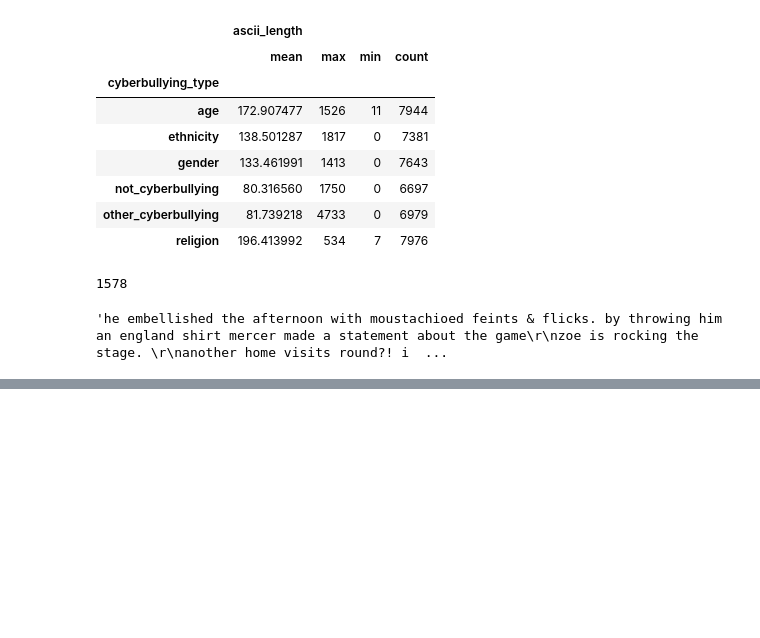
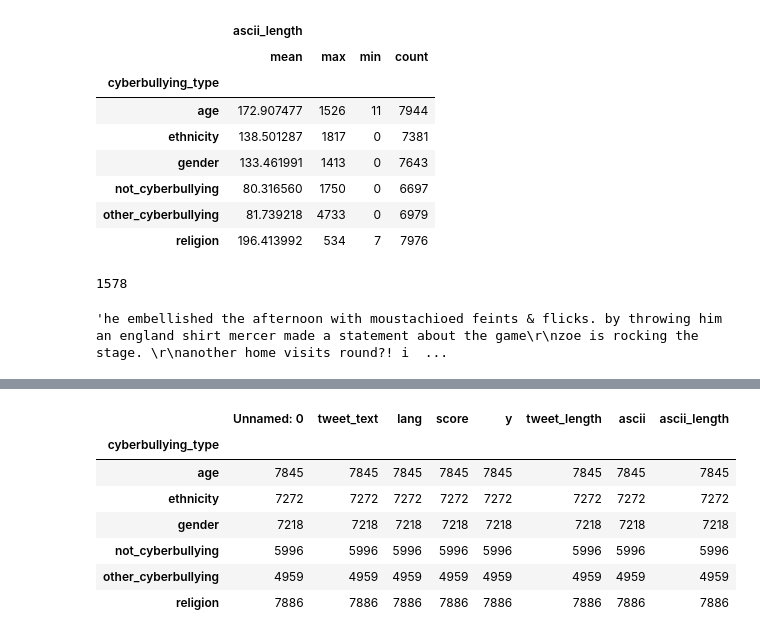
Before and after one commit to ayush-kumar-1/capstone, a Jupyter notebook: src/notebooks/eda.ipynb, the cells around one changed output, grey strips where cells are left out. Cells and saved outputs as stored; diff of their text form; code cells hidden in the pictures; blank space fills up the shorter version.

```diff
--- a/src/notebooks/eda.ipynb
+++ b/src/notebooks/eda.ipynb
@@ -531,0 +627,11 @@ df_en[df_en.tweet_length > 280].to_csv("long_tweets.csv")
+# %%
+cleaned.groupby("cyberbullying_type").count()
+# %% [output]
+|  | Unnamed: 0 | tweet_text | lang | score | y | tweet_length | ascii | ascii_length |
+| cyberbullying_type |  |  |  |  |  |  |  |  |
+| age | 7845 | 7845 | 7845 | 7845 | 7845 | 7845 | 7845 | 7845 |
+| ethnicity | 7272 | 7272 | 7272 | 7272 | 7272 | 7272 | 7272 | 7272 |
+| gender | 7218 | 7218 | 7218 | 7218 | 7218 | 7218 | 7218 | 7218 |
+| not_cyberbullying | 5996 | 5996 | 5996 | 5996 | 5996 | 5996 | 5996 | 5996 |
+| other_cyberbullying | 4959 | 4959 | 4959 | 4959 | 4959 | 4959 | 4959 | 4959 |
+| religion | 7886 | 7886 | 7886 | 7886 | 7886 | 7886 | 7886 | 7886 |
```
Also changed, not shown: parts of 8 cells of this notebook, 6 other files.
